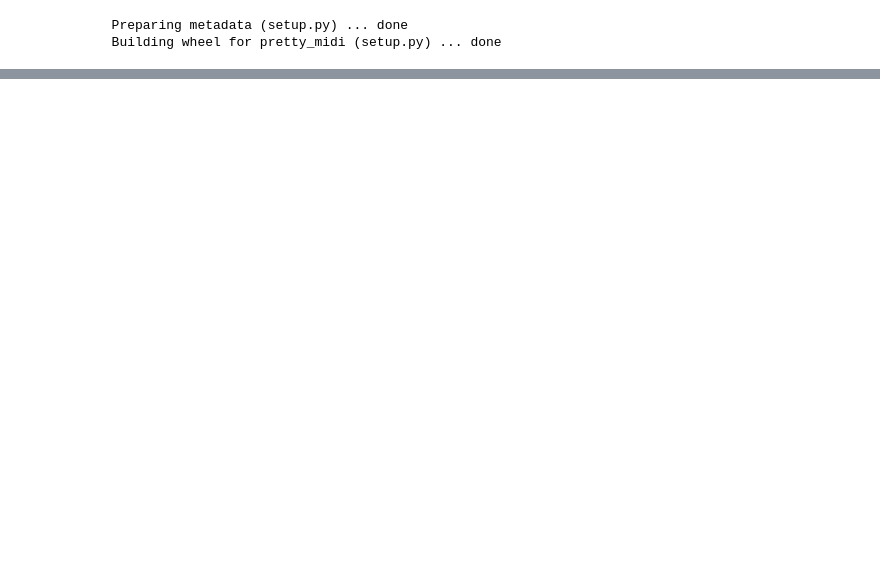
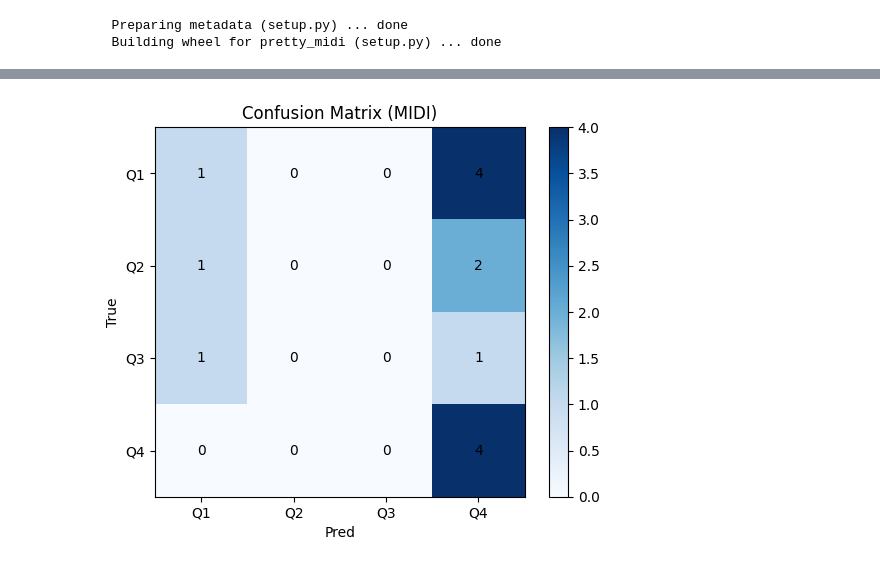
Before and after one commit to Bellecho/24point, a Jupyter notebook: music_emotion_recognition.ipynb, the cells around one changed output, grey strips where cells are left out. Saved outputs shown, nothing was run; the diff lists cells and outputs as text; code cells hidden in the pictures; blank space fills up the shorter version.

```diff
--- a/music_emotion_recognition.ipynb
+++ b/music_emotion_recognition.ipynb
@@ -108,0 +813,16 @@ FileNotFoundError: [Errno 2] No such file or directory: '/content/vgmidi/vgmidi_
+# %%
+import os, pandas as pd
+
+META = "/content/data/vgmidi/meta.csv"
+
+meta = pd.read_csv(META)
+
+def midi_ok(p: str) -> bool:
+    return isinstance(p, str) and p.lower().endswith((".mid", ".midi")) \
+           and os.path.exists(p) and os.path.getsize(p) > 0
+
+df_midi = meta[meta["midi_path"].apply(midi_ok)].copy()
+print("可用 MIDI 样本数：", len(df_midi))
+print(df_midi[["midi_path","label"]].head(3))
+
+assert len(df_midi) > 0, "没有可用 MIDI。请先检查 meta.csv 的 midi_path 是否存在于磁盘。"
@@ -108,0 +950,83 @@ FileNotFoundError: [Errno 2] No such file or directory: '/content/vgmidi/vgmidi_
+# %%
+import torch.nn as nn, torch.nn.functional as F
+from sklearn.metrics import classification_report, confusion_matrix, accuracy_score, f1_score
+import matplotlib.pyplot as plt, numpy as np
+
+DEVICE = "cuda" if torch.cuda.is_available() else "cpu"
+
+class MIDI_MLP(nn.Module):
+    def __init__(self, in_feats=23, hid=128, classes=4):
+        super().__init__()
+        self.net = nn.Sequential(
+            nn.LayerNorm(in_feats),
+            nn.Linear(in_feats, hid), nn.GELU(),
+            nn.Dropout(0.2),
+            nn.Linear(hid, hid), nn.GELU(),
+            nn.Dropout(0.2),
+            nn.Linear(hid, classes)
+        )
+    def forward(self, M):  # [B,1,23]
+        return self.net(M.squeeze(1))
+
+def class_weights(df):
+    vc = df["label"].map(LABEL2ID).value_counts().reindex([0,1,2,3], fill_value=1)
+    w = vc.max()/vc.values
+    return torch.tensor(w, dtype=torch.float32).to(DEVICE)
+
+def run_epoch(model, loader, opt=None, cw=None):
+    model.train() if opt else model.eval()
+    losses, y_true, y_pred = [], [], []
+    for X, y in loader:
+        X, y = X.to(DEVICE), y.to(DEVICE)
+        logits = model(X)
+        loss = F.cross_entropy(logits, y, weight=cw)
+        if opt:
+            opt.zero_grad(); loss.backward(); nn.utils.clip_grad_norm_(model.parameters(), 5.0); opt.step()
+        losses.append(float(loss))
+        y_true += y.tolist(); y_pred += logits.argmax(-1).tolist()
+    acc = accuracy_score(y_true, y_pred)
+    f1  = f1_score(y_true, y_pred, average="macro")
+    return np.mean(losses), acc, f1
+
+model = MIDI_MLP(in_feats=f_midi, hid=128, classes=4).to(DEVICE)
+opt   = torch.optim.AdamW(model.parameters(), lr=2e-3, weight_decay=1e-2)
+cw    = class_weights(df_midi)
+
+best_f1, bad, patience = -1, 0, 5
+hist = []
+for ep in range(1, 80):
+    tr = run_epoch(model, lm, opt, cw)
+    va = run_epoch(model, vm, None, cw)
+    hist.append((ep,)+tr+va)
+    print(f"[Ep{ep:02d}] tr_acc={tr[1]:.3f} va_acc={va[1]:.3f} va_f1={va[2]:.3f}")
+    if va[2] > best_f1: best_f1 = va[2]; torch.save(model.state_dict(), "/content/data/vgmidi/best_midi.pt"); bad=0
+    else: bad += 1
+    if bad >= patience: break
+
+# 测试集评估
+model.load_state_dict(torch.load("/content/data/vgmidi/best_midi.pt"))
+y_true, y_pred = [], []
+with torch.no_grad():
+    for X,y in tm:
+        X = X.to(DEVICE)
+        logits = model(X)
+        y_true += y.tolist()
+        y_pred += logits.argmax(-1).cpu().tolist()
+
+print(classification_report(y_true, y_pred, target_names=["Q1","Q2","Q3","Q4"]))
+
+# 混淆矩阵
+cm = confusion_matrix(y_true, y_pred, labels=[0,1,2,3])
+plt.imshow(cm, cmap="Blues"); plt.title("Confusion Matrix (MIDI)"); plt.colorbar()
+plt.xticks(range(4),["Q1","Q2","Q3","Q4"]); plt.yticks(range(4),["Q1","Q2","Q3","Q4"])
+for i in range(4):
+    for j in range(4):
+        plt.text(j,i,cm[i,j],ha='center',va='center',color='black')
+plt.xlabel("Pred"); plt.ylabel("True"); plt.show()
+
+# 训练曲线
+if hist:
+    ep, tr_loss, tr_acc, tr_f1, va_loss, va_acc, va_f1 = zip(*hist)
+    plt.plot(ep, tr_loss); plt.title("Train Loss"); plt.show()
+    plt.plot(ep, va_acc, label="Val Acc"); plt.plot(ep, va_f1, label="Val F1"); plt.legend(); plt.show()
+# %% [output]
@@ -108,0 +1052 @@ FileNotFoundError: [Errno 2] No such file or directory: '/content/vgmidi/vgmidi_
+[figure, added]
```
Also changed, not shown: parts of 23 cells of this notebook.
